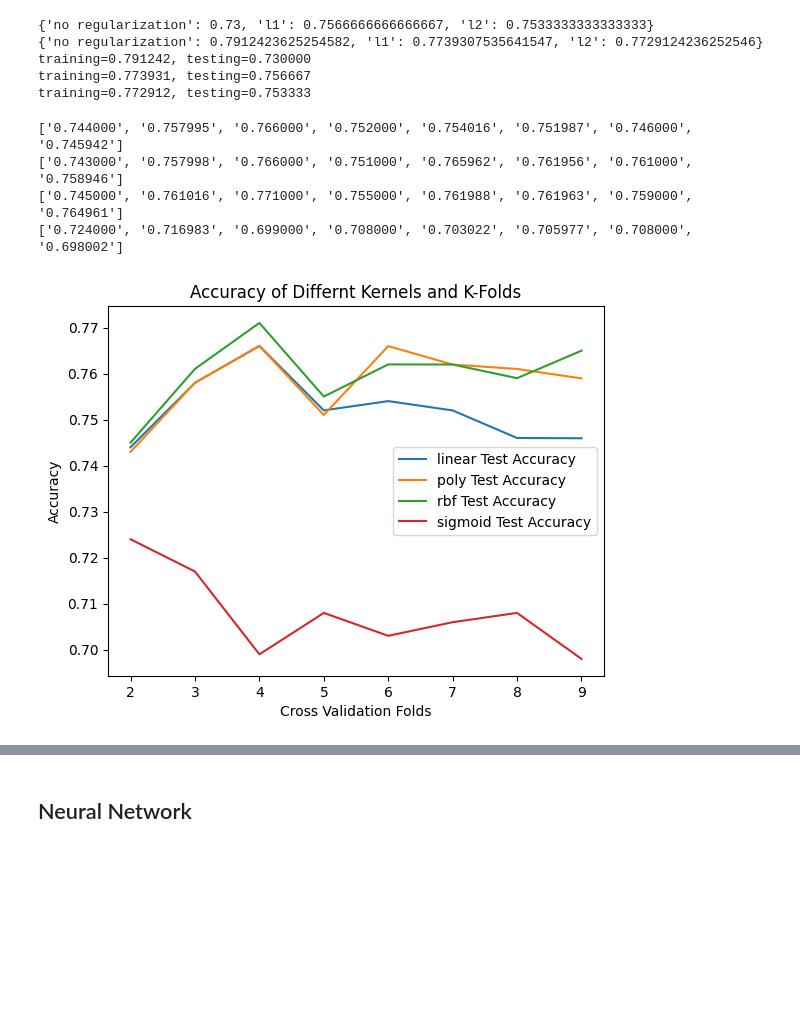
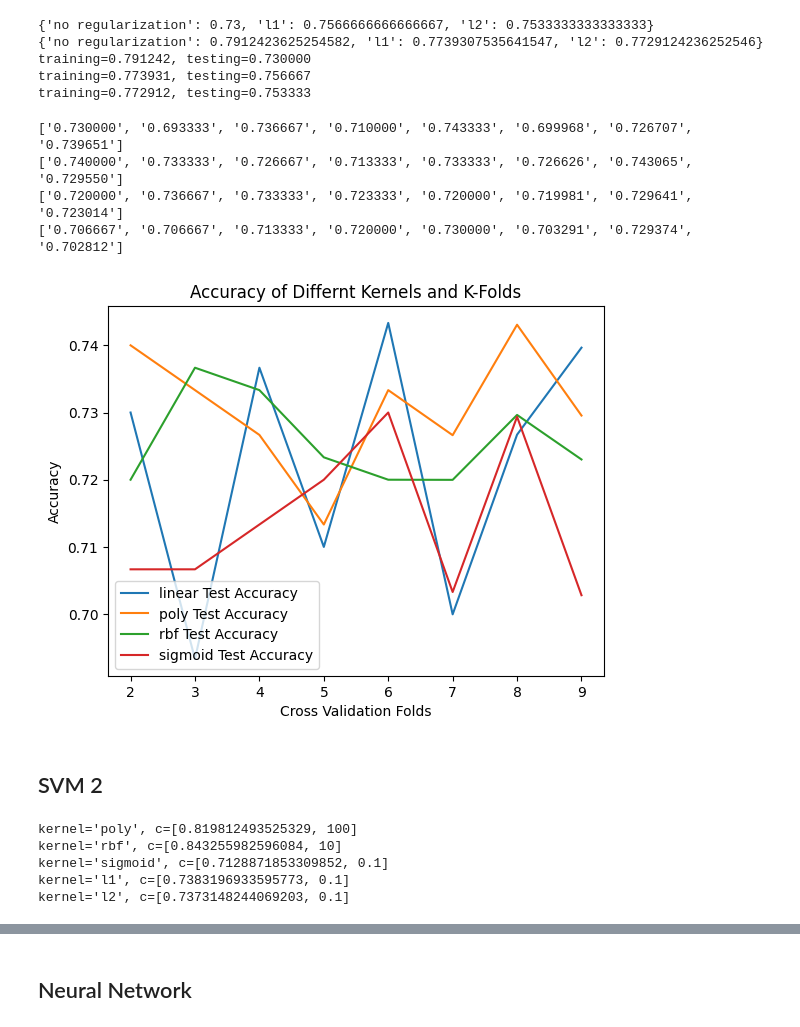
Before and after one commit to JETSlN/ML-Project, a Jupyter notebook: MLPROJECT.ipynb, the cells around one changed output, grey strips where cells are left out. Cells and saved outputs as stored; diff of their text form; code cells hidden in the pictures; blank space fills up the shorter version.

```diff
--- a/MLPROJECT.ipynb
+++ b/MLPROJECT.ipynb
@@ -398,15 +393,12 @@ kernel='sigmoid' degree=9 kfold=9 c=1e-07,       acc mean:0.700,         acc std
 # %%
-# Test kfold on different regularization with linear SVC
-for kfold in range(2, 10):
+# k-fold cross validation with different C values
+kfold = 5
+for penalty in [("l1", "squared_hinge"), ("l2", "squared_hinge")]:
     best_mean_for_c = (0, "")
-    for penalty in [("l1", "squared_hinge"), ("l2", "squared_hinge")]:
-        # for c in [0.0000001, 0.00001, 0.001, 0.01, 0.1, 1, 10, 100, 10000, 1000000]:
-        c = 1
+    for c in [0.0000001, 0.00001, 0.001, 0.01, 0.1, 1, 10, 100, 10000, 1000000]:
         clf = LinearSVC(penalty=penalty[0], loss=penalty[1], C=c, dual=False)
-        # clf.fit(X_train, y_train)  # train on train set
-        # scores = cross_val_score(clf, X_test, y_test, cv=kfold)  # test on test set
-        scores = cross_val_score(clf, X, y, cv=kfold)  # test on test set
-        if scores.mean() > best_mean_for_c[0]:
-            best_mean_for_c = (scores.mean(), f"{penalty=} {kfold=} {c=},\t acc mean:{scores.mean():.3f},\t acc std:{scores.std():.3f},\t {scores=}")
-    print(best_mean_for_c[1])
+        validation_score = cross_val_score(clf, X_train, y_train, cv=kfold)  # test on test set
+        if validation_score.mean() > best_mean_for_c[0]:
+            best_mean_for_c = (validation_score.mean(), f"{penalty=} {kfold=} {c=},\t acc mean:{validation_score.mean():.3f},\t acc std:{validation_score.std():.3f},\t {validation_score=}")
+    print(best_mean_for_c)
 # %% [output]
@@ -459,35 +442,48 @@ training=0.772912, testing=0.753333
 # %%
 # Plot training/testing accuracy on all kernel with varying kfold
 from collections import defaultdict
 
 training_accuracy = defaultdict(list)
 testing_accuracy  = defaultdict(list)
 degree = 2
 
 # k-fold cross validation with different C values
 for kernel in ["linear", "poly", "rbf", "sigmoid"]:
     for kfold in range(2, 10):
         c = 1
         clf = SVC(kernel=kernel, C=c, degree=degree)
         # clf.fit(X_train, y_train)  # train on train set
         # train_accuracy = accuracy_score(y_train, clf.predict(X_train))
         # test_accuracy  = cross_val_score(clf, X_test, y_test, cv=kfold).mean()  # test on test set
-        test_accuracy  = cross_val_score(clf, X, y, cv=kfold).mean()  # test on test set
+        train_accuracy  = cross_val_score(clf, X_train, y_train, cv=kfold).mean()  # validation accuracy
+
         training_accuracy[kernel].append(train_accuracy)
         testing_accuracy[kernel].append(test_accuracy)
+
+    # print confusion matrix
+    # disp = ConfusionMatrixDisplay.from_estimator(
+    #     clf,
+    #     X_test,
+    #     y_test,
+    #     cmap=plt.cm.Blues,
+    # )
+    # disp.ax_.set_title(f"{kernel} Confusion Matrix")
+    # print(disp.confusion_matrix)
 
 for kernel in ["linear", "poly", "rbf", "sigmoid"]:
     # plt.plot(range(2, 10), training_accuracy[kernel], label=f'{kernel} Training Accuracy')
     plt.plot(range(2, 10), testing_accuracy[kernel], label=f'{kernel} Test Accuracy')
     print([f"{x:0.6f}" for x in testing_accuracy[kernel]])
 plt.title('Accuracy of Differnt Kernels and K-Folds')
 plt.xlabel('Cross Validation Folds')
 plt.ylabel('Accuracy')
 plt.legend()
 plt.show()
 # %% [output]
-['0.744000', '0.757995', '0.766000', '0.752000', '0.754016', '0.751987', '0.746000', '0.745942']
-['0.743000', '0.757998', '0.766000', '0.751000', '0.765962', '0.761956', '0.761000', '0.758946']
-['0.745000', '0.761016', '0.771000', '0.755000', '0.761988', '0.761963', '0.759000', '0.764961']
-['0.724000', '0.716983', '0.699000', '0.708000', '0.703022', '0.705977', '0.708000', '0.698002']
+['0.730000', '0.693333', '0.736667', '0.710000', '0.743333', '0.699968', '0.726707', '0.739651']
+['0.740000', '0.733333', '0.726667', '0.713333', '0.733333', '0.726626', '0.743065', '0.729550']
+['0.720000', '0.736667', '0.733333', '0.723333', '0.720000', '0.719981', '0.729641', '0.723014']
+['0.706667', '0.706667', '0.713333', '0.720000', '0.730000', '0.703291', '0.729374', '0.702812']
-[figure, old version]
+[figure, new version]
+# %% [markdown]
+## SVM 2
@@ -493,0 +518,10 @@ plt.show()
+# %%
+# Print best c:
+for kernel, c in best_c.items():
+    print(f"{kernel=}, {c=}")
+# %% [output]
+kernel='poly', c=[0.819812493525329, 100]
+kernel='rbf', c=[0.843255982596084, 10]
+kernel='sigmoid', c=[0.7128871853309852, 0.1]
+kernel='l1', c=[0.7383196933595773, 0.1]
+kernel='l2', c=[0.7373148244069203, 0.1]
```
Also changed, not shown: parts of 15 cells of this notebook.
